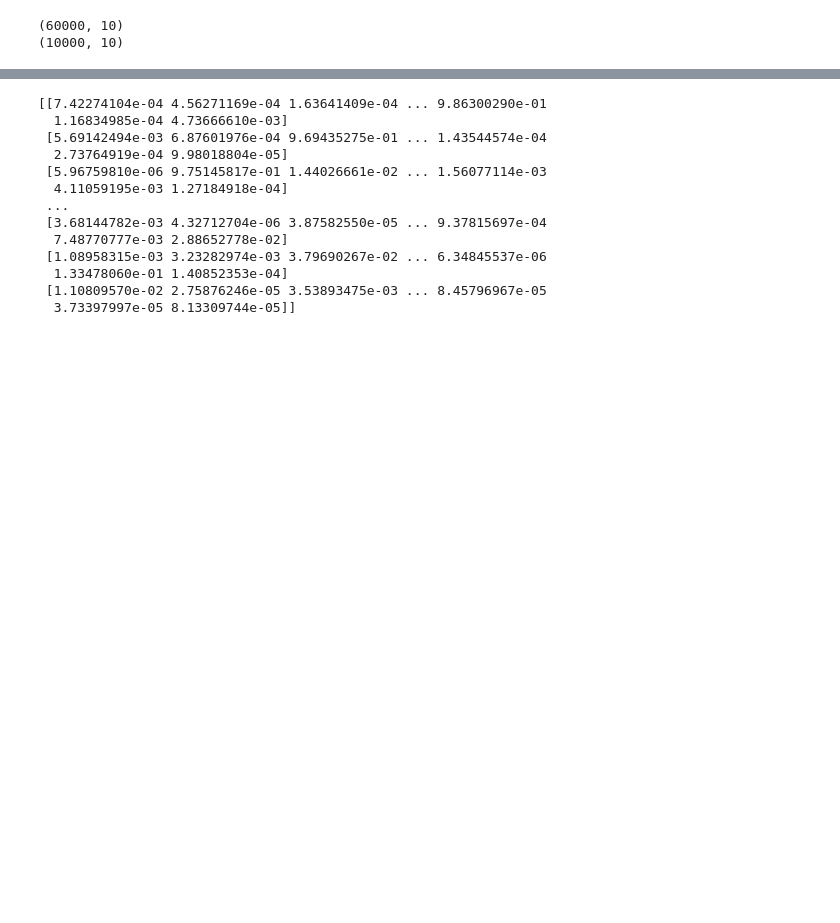
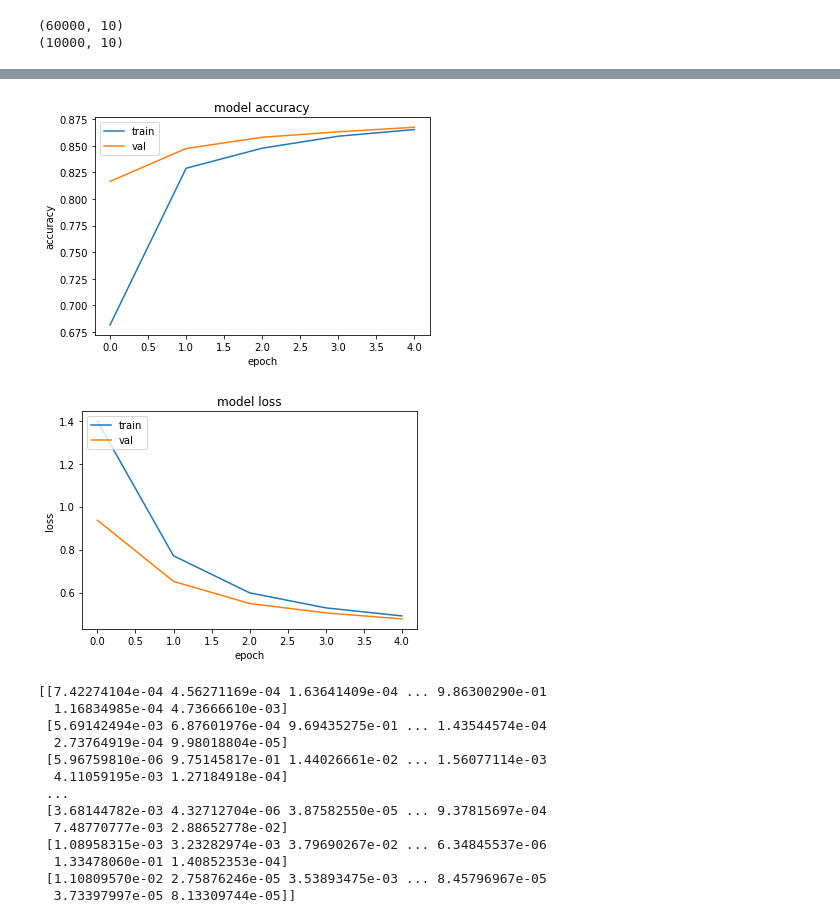
Before and after one commit to weixiongdi/Landmark-Tech-session-ML, a Jupyter notebook: ML_knowledge sharing.ipynb, the cells around one changed output, grey strips where cells are left out. Cells and saved outputs as stored; diff of their text form; code cells hidden in the pictures; blank space fills up the shorter version.

```diff
--- a/ML_knowledge sharing.ipynb
+++ b/ML_knowledge sharing.ipynb
@@ -101,7 +99,7 @@ model.compile(loss='categorical_crossentropy',
               optimizer='adam',
               metrics=['acc'])
 # %%
-model.fit(X_train, y_train, epochs=5,
+history=model.fit(X_train, y_train, epochs=5,
           validation_data=(X_test,y_test))
 # %% [output]
 Epoch 1/5
@@ -118,3 +115,25 @@ Epoch 5/5
+# %%
+# history = model.fit(X_train, Y_train, validation_data=(X_test, Y_test), batch_size=32, epochs=10, verbose=1)
+
+# Get training and test loss histories
+plt.plot(history.history['acc'])
+plt.plot(history.history['val_acc'])
+plt.title('model accuracy')
+plt.ylabel('accuracy')
+plt.xlabel('epoch')
+plt.legend(['train', 'val'], loc='upper left')
+plt.show()
+
+plt.plot(history.history['loss'])
+plt.plot(history.history['val_loss'])
+plt.title('model loss')
+plt.ylabel('loss')
+plt.xlabel('epoch')
+plt.legend(['train', 'val'], loc='upper left')
+plt.show()
+# %% [output]
+[figure, added]
+[figure, added]
 # %%
 predictions = model.predict(X_test)
 print(predictions)
```
Also changed, not shown: parts of 3 cells of this notebook.
